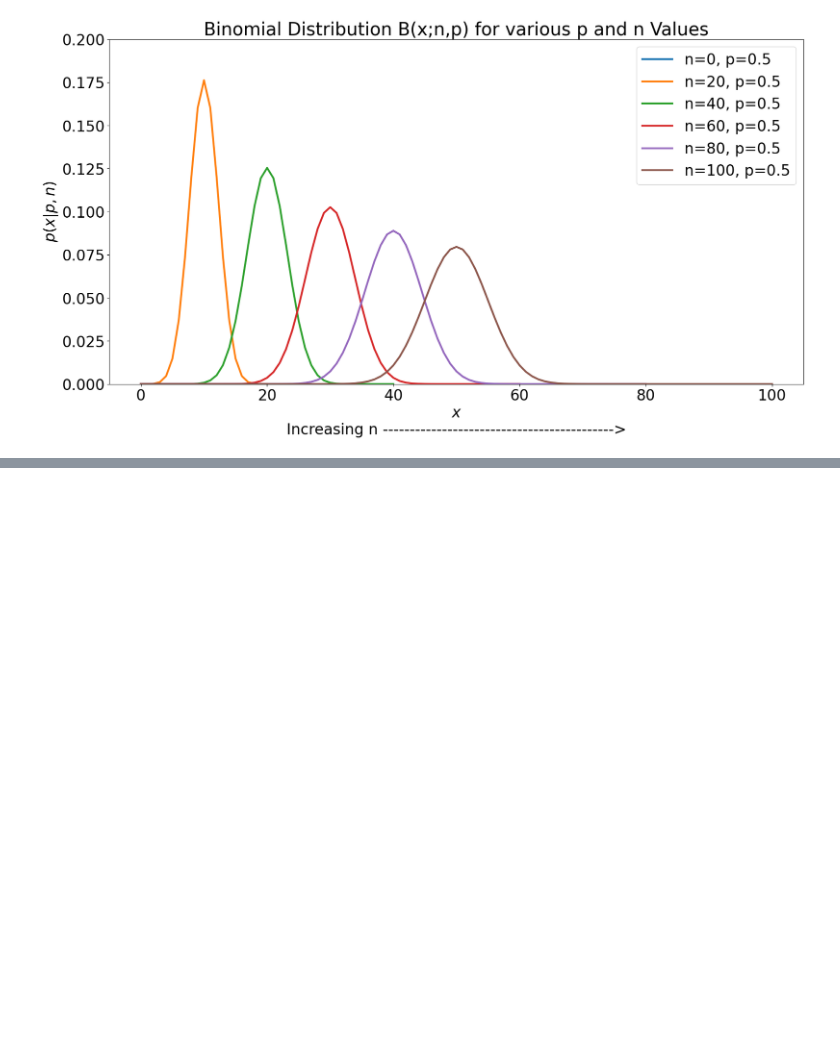
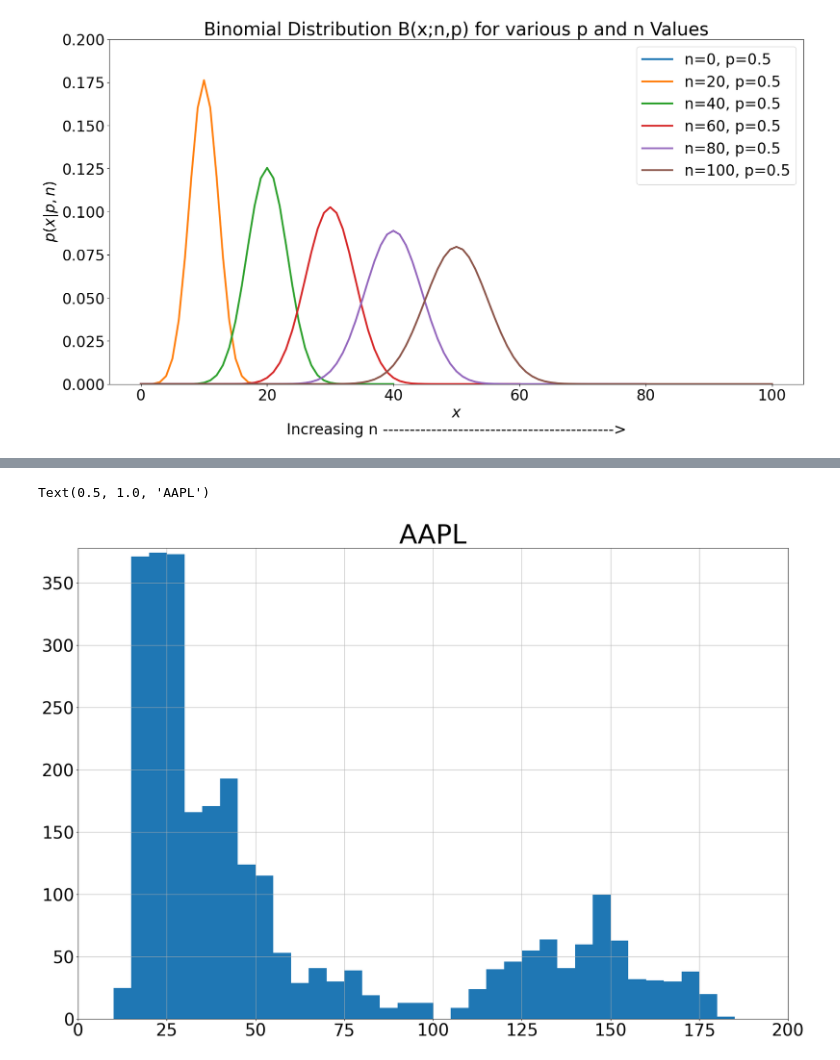
Before and after one commit to hhogenson/Computational-Econ, a Jupyter notebook: In Class Projects/Project 7 - Chapter 5 - Probability Distributions.ipynb, the cells around one changed output, grey strips where cells are left out. Drawn from its saved outputs; the diff is of its cells as text; code cells hidden in the pictures; blank space fills up the shorter version.

```diff
--- a/In Class Projects/Project 7 - Chapter 5 - Probability Distributions.ipynb
+++ b/In Class Projects/Project 7 - Chapter 5 - Probability Distributions.ipynb
@@ -190,0 +296,7 @@ plt.show()
+# %%
+fig, ax = plt.subplots(figsize = (24,16))
+close_data["AAPL"].hist(bins = [i for i in range(0, 201, 5)])
+ax.set_title("AAPL", fontsize = 50)
+# %% [output]
+Text(0.5, 1.0, 'AAPL')
+[figure, added]
```
Also changed, not shown: parts of 17 cells of this notebook.
